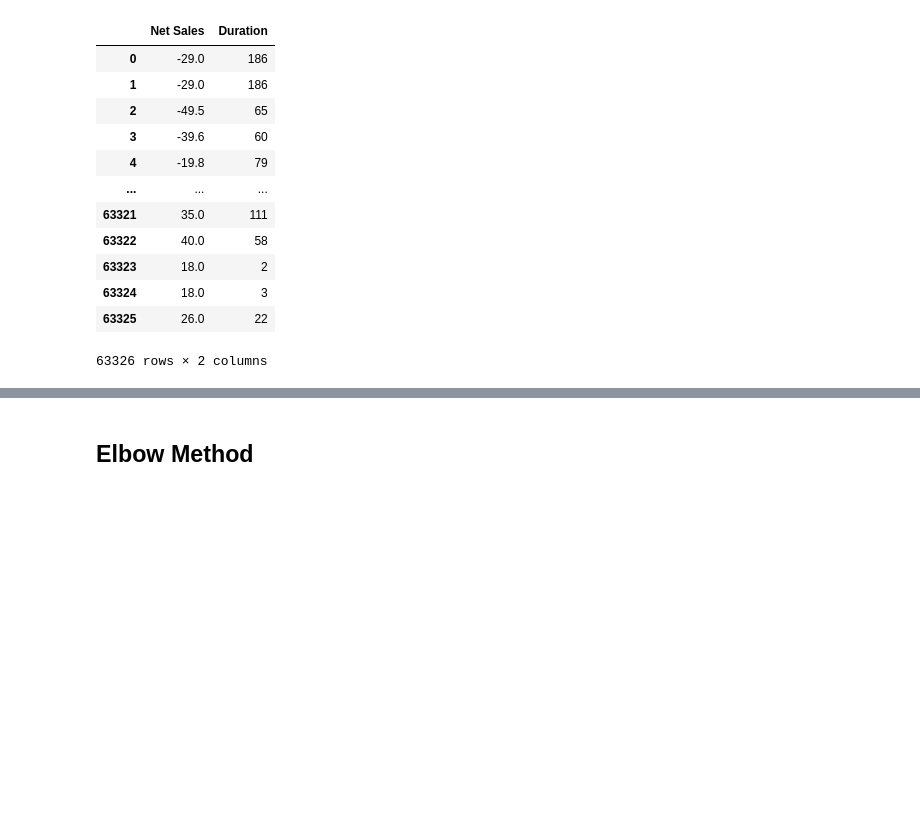
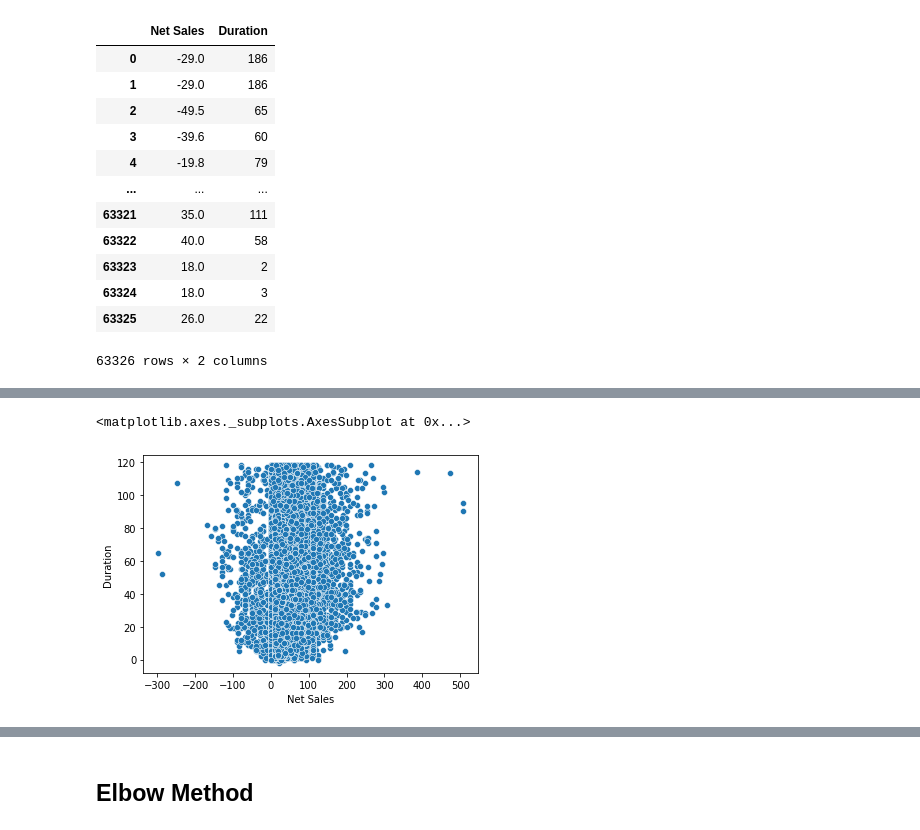
Before and after one commit to finesaaa/clustering-assignment, a Jupyter notebook: kmeans_clustering.ipynb, the cells around one changed output, grey strips where cells are left out. Drawn from its saved outputs; the diff is of its cells as text; code cells hidden in the pictures; blank space fills up the shorter version.

```diff
--- a/kmeans_clustering.ipynb
+++ b/kmeans_clustering.ipynb
@@ -49,9 +49,9 @@ sns.scatterplot(x='Net Sales', y='Duration', data=data_raw)
 <matplotlib.axes._subplots.AxesSubplot at 0x...>
 [figure]
 # %%
-data_set = data_raw[['Net Sales',  'Duration']]
-data_set = pd.DataFrame(data_set, columns=['Net Sales',  'Duration'])
-data_set
+selected_dataset = dataset[['Net Sales',  'Duration']]
+selected_dataset = pd.DataFrame(selected_dataset, columns=['Net Sales',  'Duration'])
+selected_dataset
 # %% [output]
 |  | Net Sales | Duration |
 | 0 | -29.0 | 186 |
@@ -68,0 +71,8 @@ data_set
+# %%
+Q1 = np.percentile(selected_dataset['Duration'], 25,
+                   interpolation = 'midpoint')
+
+Q3 = np.percentile(selected_dataset['Duration'], 75,
+                   interpolation = 'midpoint')
+IQR = Q3 - Q1
+print(IQR, Q3, Q1)
@@ -68,0 +107,5 @@ data_set
+# %%
+sns.scatterplot(x='Net Sales', y='Duration', data=cleaned_dataset)
+# %% [output]
+<matplotlib.axes._subplots.AxesSubplot at 0x...>
+[figure, added]
```
Also changed, not shown: parts of 24 cells of this notebook.
